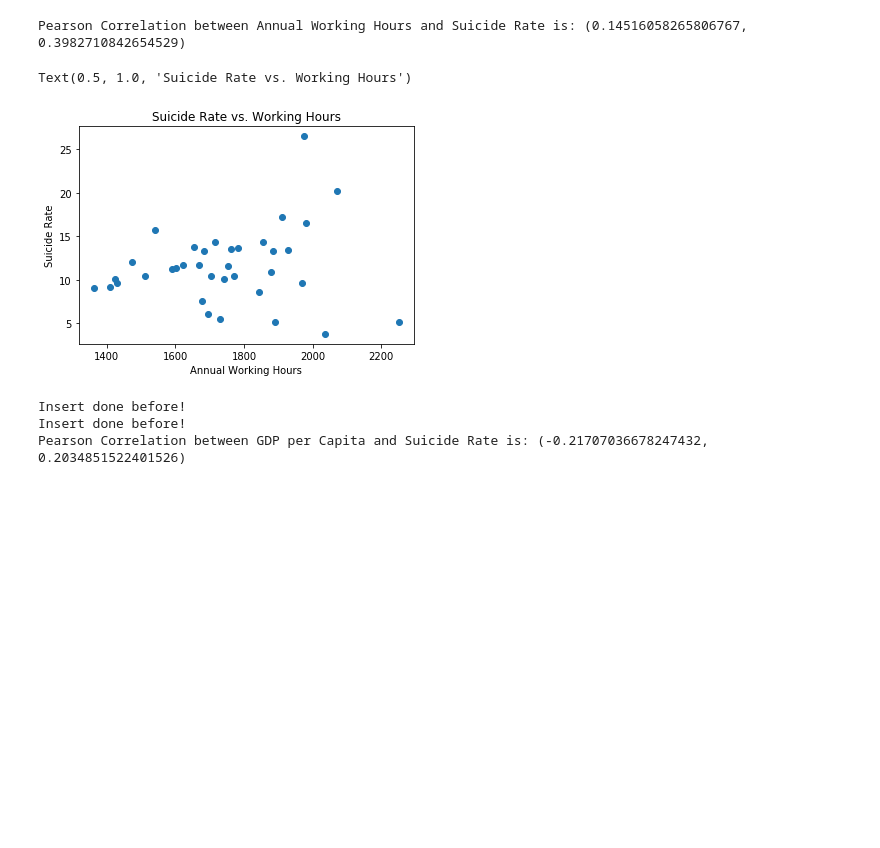
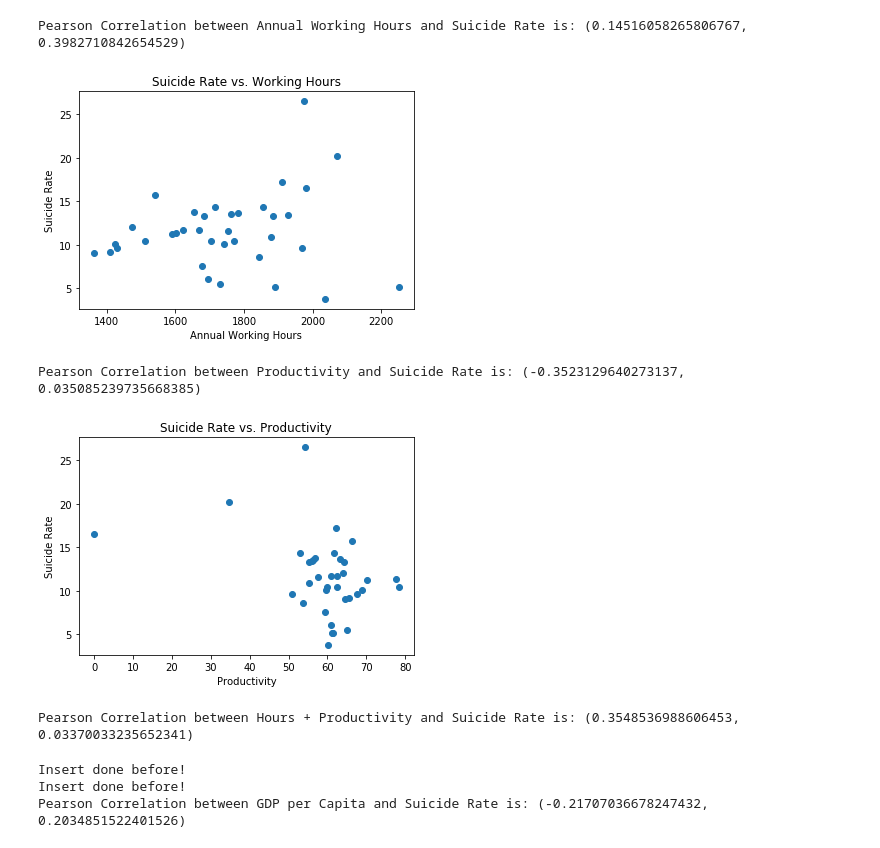
Before and after one commit to Yueeeeeeee/COGS9_Project, a Jupyter notebook: Algo.ipynb, the cells around one changed output. Drawn from its saved outputs; the diff is of its cells as text; code cells hidden in the pictures; blank space fills up the shorter version.

```diff
--- a/Algo.ipynb
+++ b/Algo.ipynb
@@ -90,34 +92,66 @@ data_pic1 = pd.DataFrame(data=data_pic1, columns=['Rank', 'Country', 'Code', 'Ra
 # %%
-data_pic2 = pd.read_excel('hours.xlsx').values
+data_pic1 = pd.read_excel('hours.xlsx').values
 data1 = []
 data2 = []
 data3 = []
 
-for i in data_pic2[:, 1]:
+for i in data_pic1[:, 1]:
     data1.append(i.strip())
-
 for i in data1:
     data2.append(countries[i])
+for i in data2:
+    data3.append(data_pic0[data_pic0['Code']==i]['Rate'].values[0])
 
-for i in data2:
-    data3.append(data_pic1[data_pic1['Code']==i]['Rate'].values[0])
+data_pic1[:, 1] = data1
+data_pic1[:, 2] = data2
+data_pic1[:, 4] = data3
 
-data_pic2[:, 1] = data1
-data_pic2[:, 2] = data2
-data_pic2[:, 4] = data3
+data_pic1 = pd.DataFrame(data=data_pic1, columns=['Rank', 'Country', 'Code', 'Hours', 'Rate'])
 
-data_pic2 = pd.DataFrame(data=data_pic2, columns=['Rank', 'Country', 'Code', 'Hours', 'Rate'])
+data_pic2 = pd.read_excel('prod.xlsx')
+data_pic2 = data_pic2.groupby(['Code'],as_index=False).agg({'Productivity': 'mean'})
+data_pic2 = data_pic2.values
+productivity = defaultdict(float)
+for i in range(len(data_pic8)):
+    productivity[data_pic8[i, 0]] = data_pic8[i, 1]
+
+data4 = []
+for i in data_pic1['Code']:
+    data4.append(productivity[i])
+try:
+    data_pic1.insert(4, 'Productivity', data4)
+except:
+    print('Insert done before!')
+
+data_pic2 = data_pic1 # very important
 
 correlation = stats.pearsonr(normalize(data_pic2['Hours']), normalize(data_pic2['Rate']))
 print('Pearson Correlation between Annual Working Hours and Suicide Rate is:', correlation)
 plt.plot(data_pic2['Hours'], data_pic2['Rate'], 'o')
 plt.xlabel('Annual Working Hours')
 plt.ylabel('Suicide Rate')
 plt.title('Suicide Rate vs. Working Hours')
+plt.show()
+
+correlation = stats.pearsonr(normalize(data_pic2['Productivity']), normalize(data_pic2['Rate']))
+print('Pearson Correlation between Productivity and Suicide Rate is:', correlation)
+plt.plot(data_pic2['Productivity'], data_pic2['Rate'], 'o')
+plt.xlabel('Productivity')
+plt.ylabel('Suicide Rate')
+plt.title('Suicide Rate vs. Productivity')
+plt.show()
+
+reg = linear_model.LinearRegression()
+reg.fit(data_pic2[['Hours', 'Productivity']], data_pic2['Rate'])
+y = reg.predict(data_pic2[['Hours', 'Productivity']])
+correlation1 = stats.pearsonr(normalize(y), normalize(data_pic2['Rate']))
+print('Pearson Correlation between Hours + Productivity and Suicide Rate is:', correlation1)
 # %% [output]
 Pearson Correlation between Annual Working Hours and Suicide Rate is: (0.14516058265806767, 0.3982710842654529)
+[figure]
-Text(0.5, 1.0, 'Suicide Rate vs. Working Hours')
+Pearson Correlation between Productivity and Suicide Rate is: (-0.3523129640273137, 0.035085239735668385)
-[figure]
+[figure, added]
+Pearson Correlation between Hours + Productivity and Suicide Rate is: (0.3548536988606453, 0.03370033235652341)
 # %%
 data_pic3 = pd.read_excel('unemployment.xlsx').values
 unemployment = defaultdict(float)
```
Also changed, not shown: parts of 6 cells of this notebook, 3 other files.
